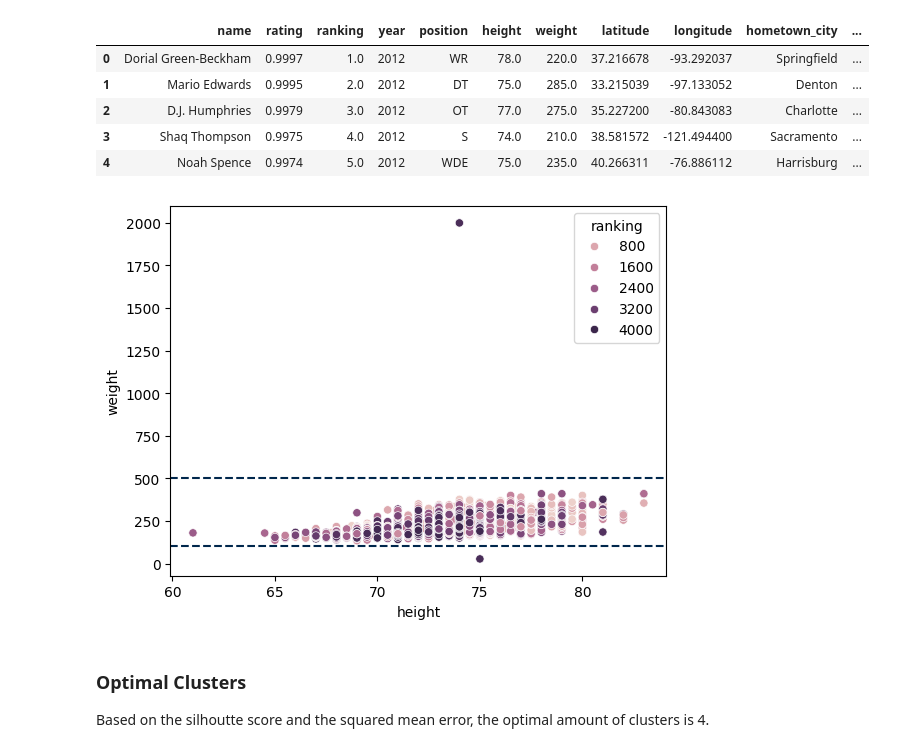
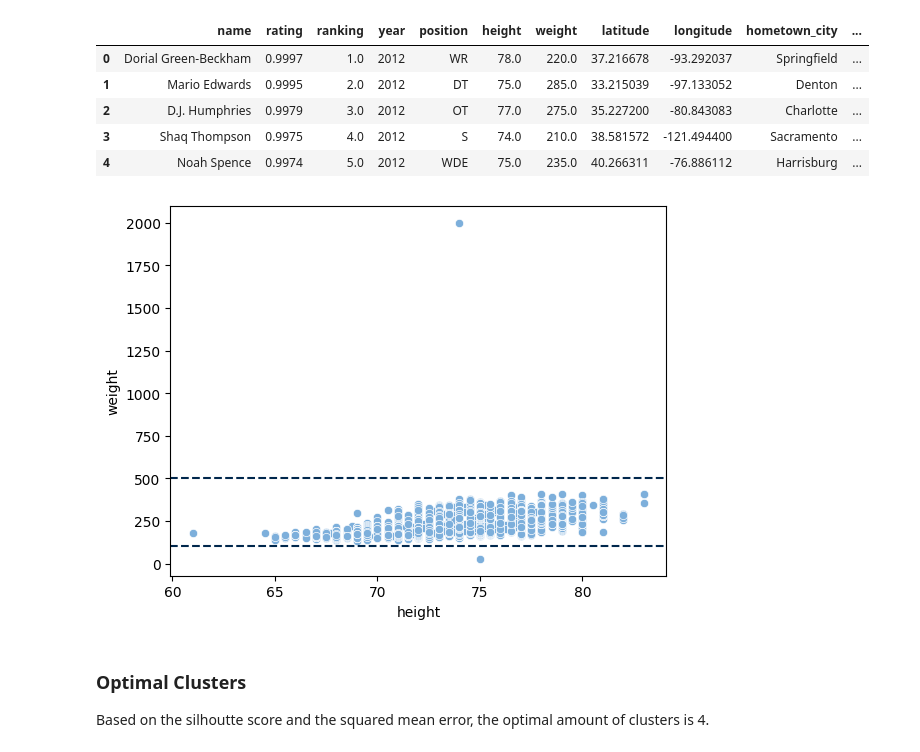
Before and after one commit to chrismca13/CFB_draft_propensity, a Jupyter notebook: notebooks/4_anomoly_detection_KMeans.ipynb, the cells around one changed output. Drawn from its saved outputs; the diff is of its cells as text; code cells hidden in the pictures.

```diff
--- a/notebooks/4_anomoly_detection_KMeans.ipynb
+++ b/notebooks/4_anomoly_detection_KMeans.ipynb
@@ -153,13 +153,13 @@ df.head()
 | 3 | Shaq Thompson | 0.9975 | 4.0 | 2012 | S | 74.0 | 210.0 | 38.581572 | -121.494400 | Sacramento | ... |
 | 4 | Noah Spence | 0.9974 | 5.0 | 2012 | WDE | 75.0 | 235.0 | 40.266311 | -76.886112 | Harrisburg | ... |
 # %%
-sns.scatterplot(data=df, x='height', y='weight', hue='ranking')
+sns.scatterplot(data=df, x='height', y='weight', color=theme_color_names['light_blue'])
 plt.axhline(y=100, color=theme_color_names['blue'], linestyle='--')
 plt.axhline(y=500, color=theme_color_names['blue'], linestyle='--')
 
 plt.show()
 # %% [output]
-[figure, old version]
+[figure, new version]
 # %% [markdown]
 ### Optimal Clusters
 
```
Also changed, not shown: parts of 5 cells of this notebook.
